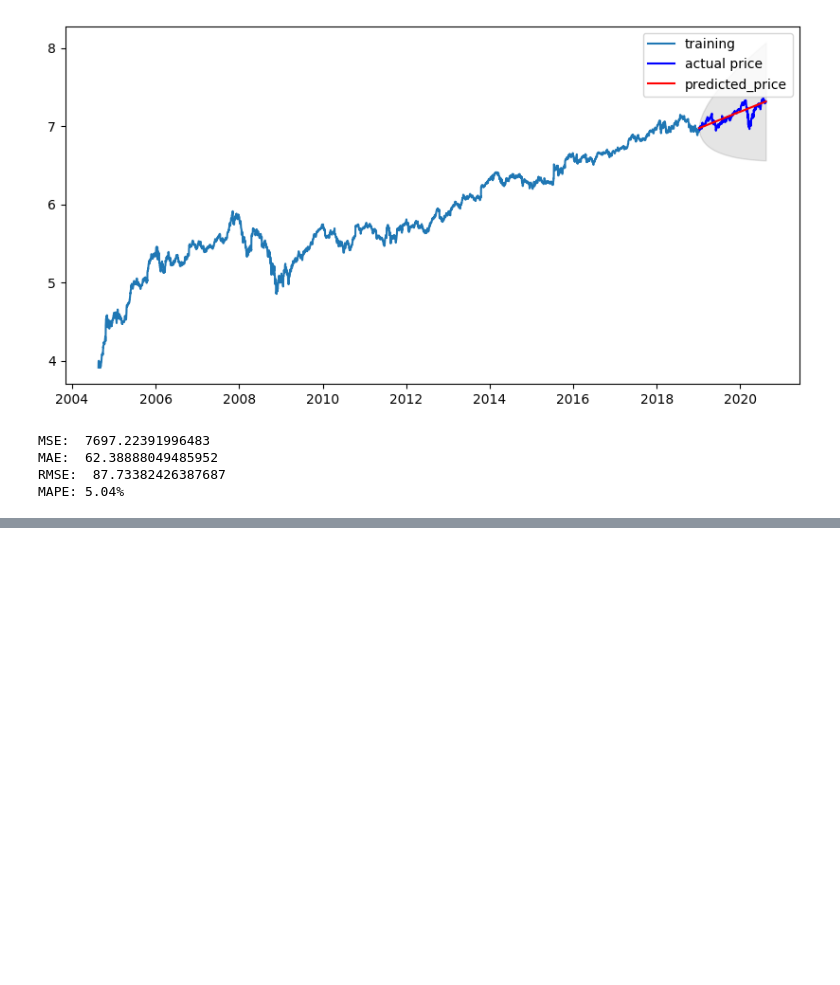
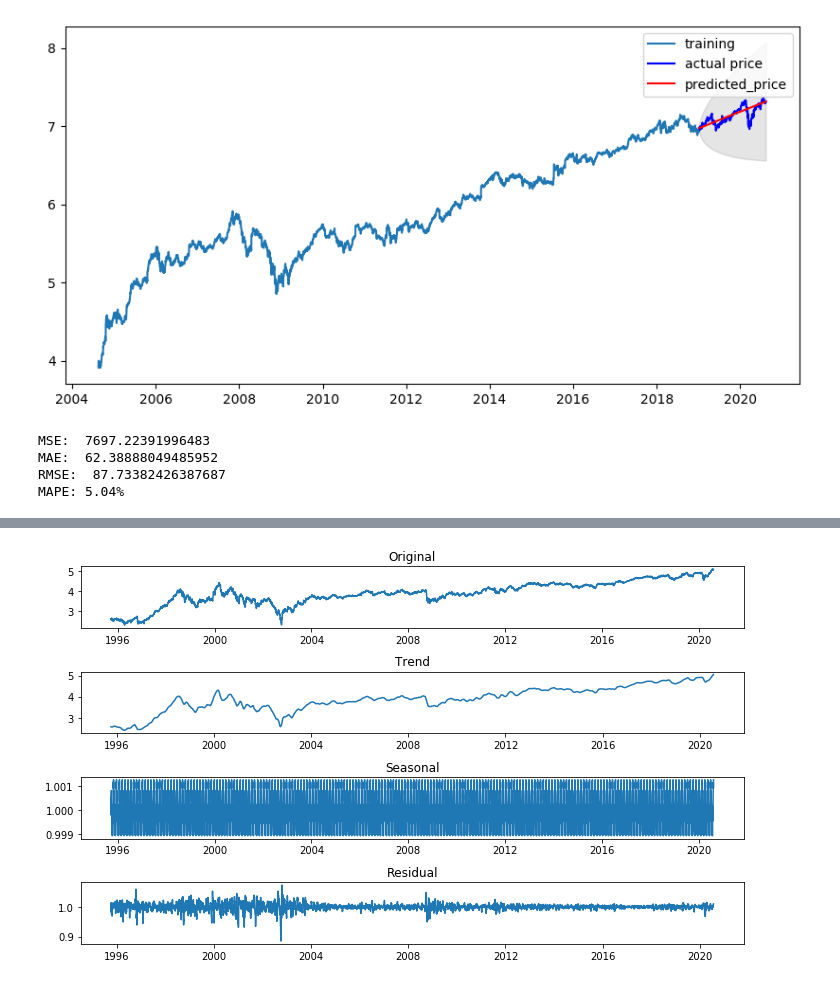
Before and after one commit to jiyeoon/aiffel, a Jupyter notebook: Week3/Exploration6(2).ipynb, the cells around one changed output, grey strips where cells are left out. Drawn from its saved outputs; the diff is of its cells as text; code cells hidden in the pictures; blank space fills up the shorter version.

```diff
--- a/Week3/Exploration6(2).ipynb
+++ b/Week3/Exploration6(2).ipynb
@@ -306,0 +356,29 @@ MAPE: 5.04%
+# %%
+# 시계열 분해
+from statsmodels.tsa.seasonal import seasonal_decompose
+decomposition = seasonal_decompose(ts_log, model = 'multiplicative', period=30)
+# %%
+trend = decomposition.trend
+seasonal = decomposition.seasonal
+residual = decomposition.resid
+# %%
+plt.figure(figsize = (10, 6))
+plt.subplot(411)
+plt.plot(ts_log)
+plt.title("Original")
+
+plt.subplot(412)
+plt.plot(trend)
+plt.title("Trend")
+
+plt.subplot(413)
+plt.plot(seasonal)
+plt.title("Seasonal")
+
+plt.subplot(414)
+plt.plot(residual)
+plt.title("Residual")
+
+plt.tight_layout()
+# %% [output]
+[figure, added]
```
Also changed, not shown: parts of 31 cells of this notebook, 2 other files.
